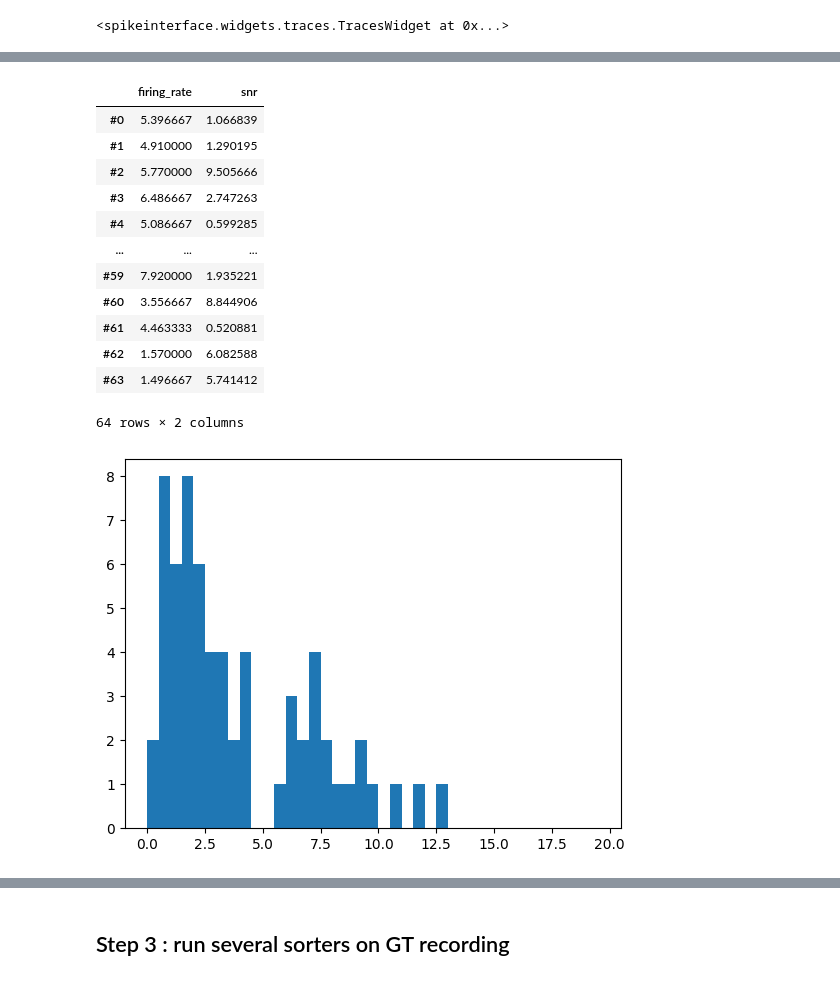
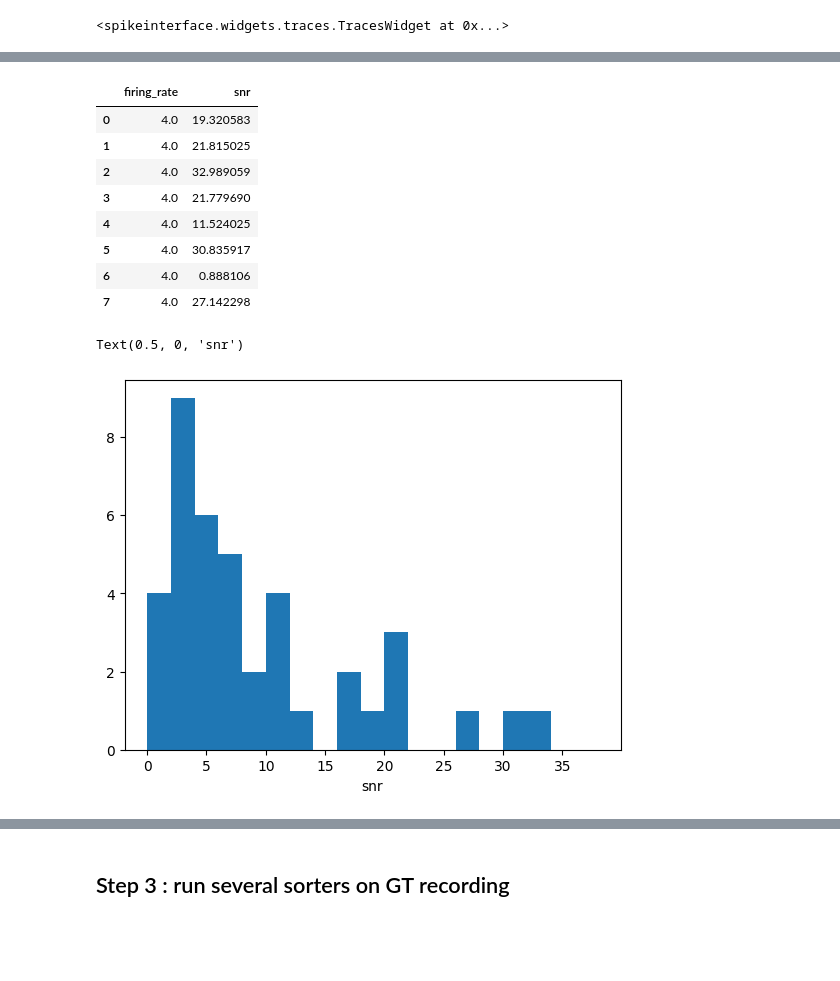
Before and after one commit to samuelgarcia/school_spike_sorting_marseille_2023, a Jupyter notebook: Practice_benchmark/practice_benchmark.ipynb, the cells around one changed output, grey strips where cells are left out. Drawn from its saved outputs; the diff is of its cells as text; code cells hidden in the pictures; blank space fills up the shorter version.

```diff
--- a/Practice_benchmark/practice_benchmark.ipynb
+++ b/Practice_benchmark/practice_benchmark.ipynb
@@ -30,0 +59,27 @@ warnings.filterwarnings("ignore", category=RuntimeWarning)
+# %%
+seed = 2205
+
+recording, sorting_gt = si.generate_ground_truth_recording(
+   durations=[180.0],
+   sampling_frequency=30000.,
+    probe=probe,
+    num_units=40,
+    generate_sorting_kwargs={
+      'firing_rates': 4,
+      'refractory_period_ms': 1.5
+    },
+    generate_unit_locations_kwargs={
+      'margin_um': 10.0,
+      'minimum_z': 10.0,'maximum_z': 50.0
+    },
+    noise_kwargs={'noise_level': 5.
+    },
+    generate_templates_kwargs={
+        'unit_params_range': {
+            'alpha' : (6000., 9000.),
+            'decay_power': (1.2, 1.8),
+        },
+    },
+    seed=seed,
+    )
+recording
@@ -31,10 +89,11 @@ warnings.filterwarnings("ignore", category=RuntimeWarning)
 # %%
 # basedir = Path('.')
-basedir = Path('/data_local/DataSpikeSorting/SI_tutorial_marseille_2023')
-filename = basedir / 'Simulated_Neuronexus-32.h5'
+# basedir = Path('/data_local/DataSpikeSorting/SI_tutorial_marseille_2023')
+basedir = Path('/home/samuel/DataSpikeSorting/SI_tutorial_marseille_2023')
+# filename = basedir / 'Simulated_Neuronexus-32.h5'
 
 
-recording, sorting_gt = si.read_mearec(filename)
+# recording, sorting_gt = si.read_mearec(filename)
 # %%
 recording
 # %% [output]
@@ -50,9 +107,11 @@ MEArecSortingExtractor: 64 units - 1 segments - 32.0kHz
 ## Step 2 : open and plot the signals and the spikes from our ground truth
 # %%
 waveforms_gt = si.extract_waveforms(recording, sorting_gt,
-                                    folder=None, #basedir / 'waveforms',
+                                    # folder=basedir/'waveforms_simulated',
+                                    folder=None,
                                     mode="memory",
-                                 ms_before=1.5, ms_after=1.5, sparse=True)
+                                     ms_before=1.5, ms_after=1.5, sparse=True,
+                                     n_jobs=-1)
 # %%
 si.plot_unit_templates(waveforms_gt, backend='matplotlib', unit_ids=sorting_gt.unit_ids[::12], same_axis=True)
 # %% [output]
@@ -74,25 +133,23 @@ si.plot_rasters(sorting_gt, time_range=(5,10))
 # %%
 metrics = si.compute_quality_metrics(waveforms_gt, metric_names=['firing_rate', 'snr'])
-metrics
+metrics.head(8)
 # %% [output]
 |  | firing_rate | snr |
-| #0 | 5.396667 | 1.066839 |
-| #1 | 4.910000 | 1.290195 |
-| #2 | 5.770000 | 9.505666 |
-| #3 | 6.486667 | 2.747263 |
-| #4 | 5.086667 | 0.599285 |
-| ... | ... | ... |
-| #59 | 7.920000 | 1.935221 |
-| #60 | 3.556667 | 8.844906 |
-| #61 | 4.463333 | 0.520881 |
-| #62 | 1.570000 | 6.082588 |
-| #63 | 1.496667 | 5.741412 |
+| 0 | 4.0 | 19.320583 |
+| 1 | 4.0 | 21.815025 |
+| 2 | 4.0 | 32.989059 |
+| 3 | 4.0 | 21.779690 |
+| 4 | 4.0 | 11.524025 |
+| 5 | 4.0 | 30.835917 |
+| 6 | 4.0 | 0.888106 |
+| 7 | 4.0 | 27.142298 |
-64 rows × 2 columns
 # %%
 fig, ax = plt.subplots()
-_ = ax.hist(metrics['snr'], bins=np.arange(0, 20, 0.5))
+_ = ax.hist(metrics['snr'], bins=np.arange(0, 40, 2))
+ax.set_xlabel('snr')
 # %% [output]
+Text(0.5, 0, 'snr')
-[figure, old version]
+[figure, new version]
 # %%
 # only 20 units are easy too catch!!
 num_big_units = np.sum(metrics['snr'] > 5)
```
Also changed, not shown: parts of 23 cells of this notebook.
